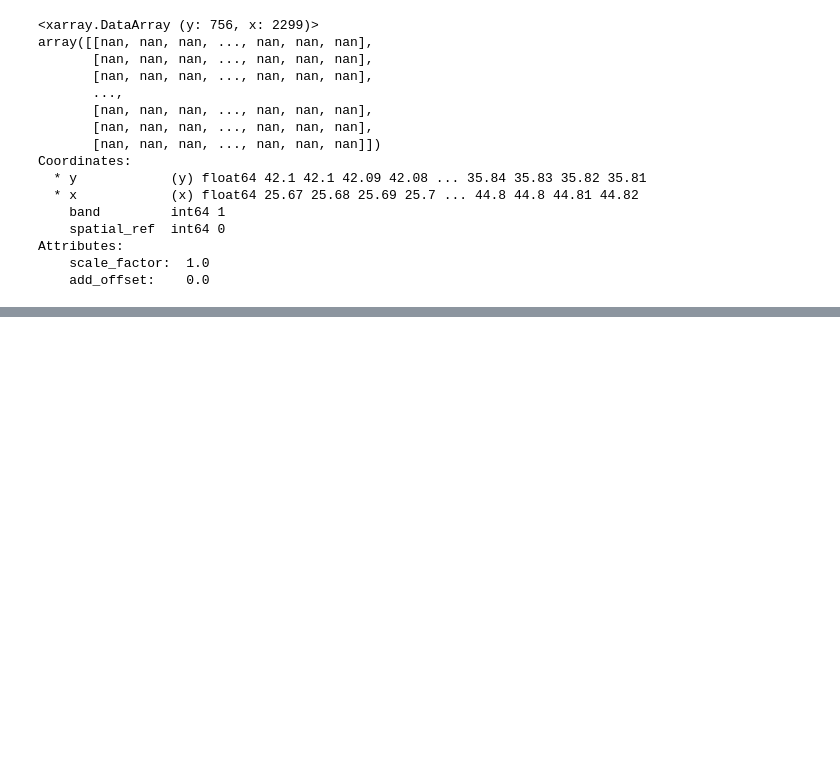
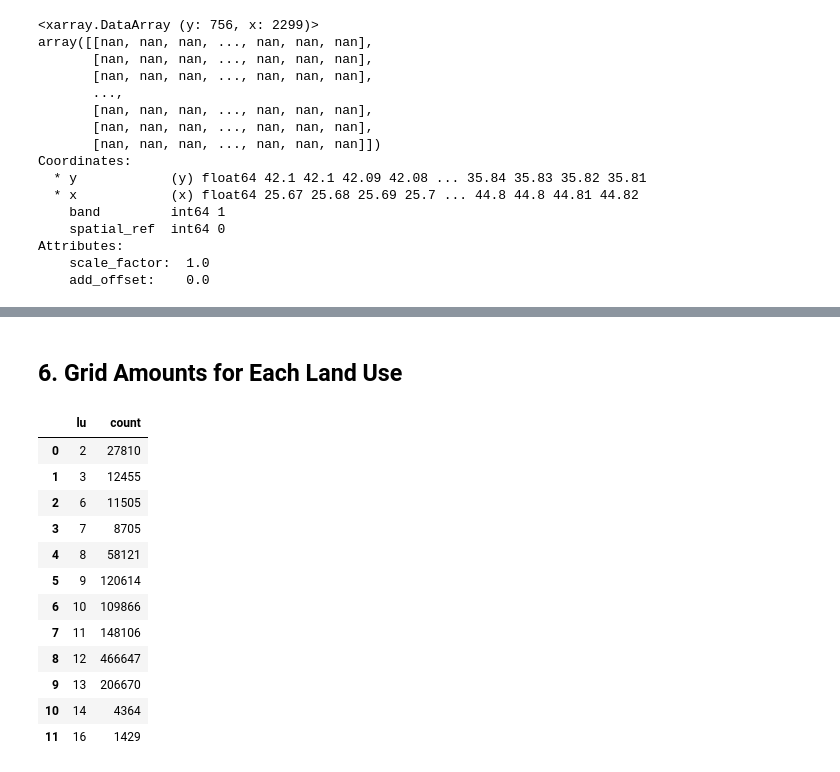
Before and after one commit to donmezkutay/cloud-physics-and-dynamics-project, a Jupyter notebook: landuse_statistics.ipynb, the cells around one changed output, grey strips where cells are left out. Saved outputs shown, nothing was run; the diff lists cells and outputs as text; code cells hidden in the pictures; blank space fills up the shorter version.

```diff
--- a/landuse_statistics.ipynb
+++ b/landuse_statistics.ipynb
@@ -189,0 +282,19 @@ axs[0].pcolormesh(data_lu_tr['x'].values, data_lu_tr['y'].values,
+# %% [markdown]
+## 6. Grid Amounts for Each Land Use
+# %%
+# table for grid total amount
+lu_pd[['lu', 'count']].reset_index(drop=True)
+# %% [output]
+|  | lu | count |
+| 0 | 2 | 27810 |
+| 1 | 3 | 12455 |
+| 2 | 6 | 11505 |
+| 3 | 7 | 8705 |
+| 4 | 8 | 58121 |
+| 5 | 9 | 120614 |
+| 6 | 10 | 109866 |
+| 7 | 11 | 148106 |
+| 8 | 12 | 466647 |
+| 9 | 13 | 206670 |
+| 10 | 14 | 4364 |
+| 11 | 16 | 1429 |
```
Also changed, not shown: parts of 18 cells of this notebook.
